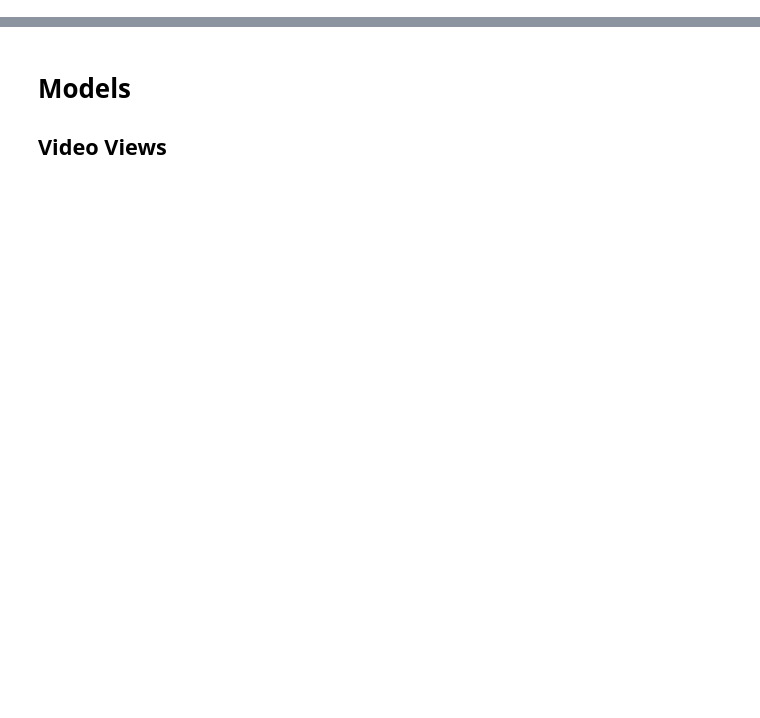
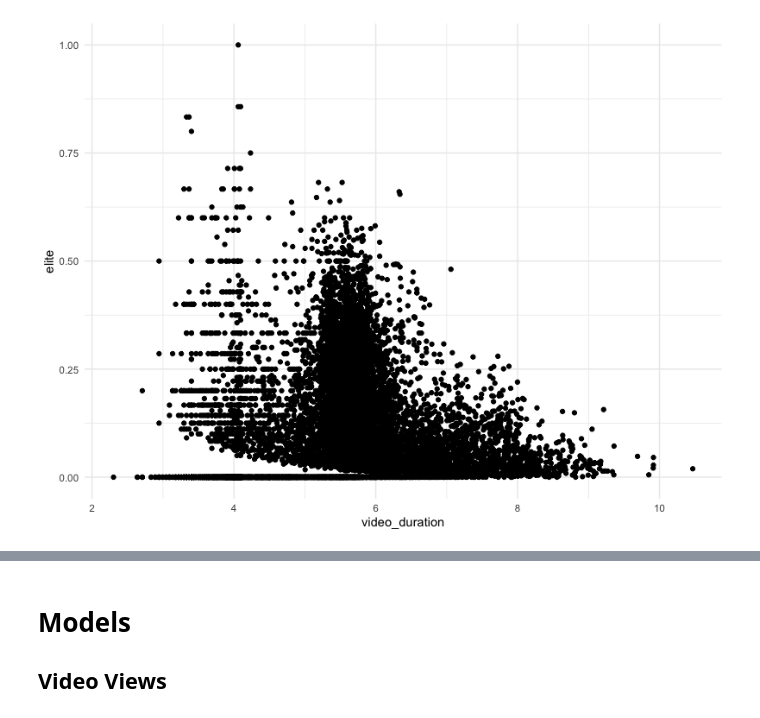
Before and after one commit to luerhard/anti-elitism-gets-views, a Jupyter notebook: notebooks/03-analyses/r-test-notebook.ipynb, the cells around one changed output, grey strips where cells are left out. Drawn from its saved outputs; the diff is of its cells as text; code cells hidden in the pictures; blank space fills up the shorter version.

```diff
--- a/notebooks/03-analyses/r-test-notebook.ipynb
+++ b/notebooks/03-analyses/r-test-notebook.ipynb
@@ -93,6 +75,13 @@ df <- df |>
   ) |> ungroup()
 # %%
 df |> filter(channel == "SPD") |> arrange(desc(video_views)) |> slice_head(n=100) |> View()
+# %%
+cor(df$elite, df$video_duration)
+
+ggplot(df, aes(x=video_duration, y=elite)) +
+    geom_point()
+# %% [output]
+[figure, added]
 # %%
 ggplot(df, aes(x=video_datetime_upload, y=channel_rolling_views)) +
   geom_line() +
```
Also changed, not shown: parts of 8 cells of this notebook, 6 other files.
